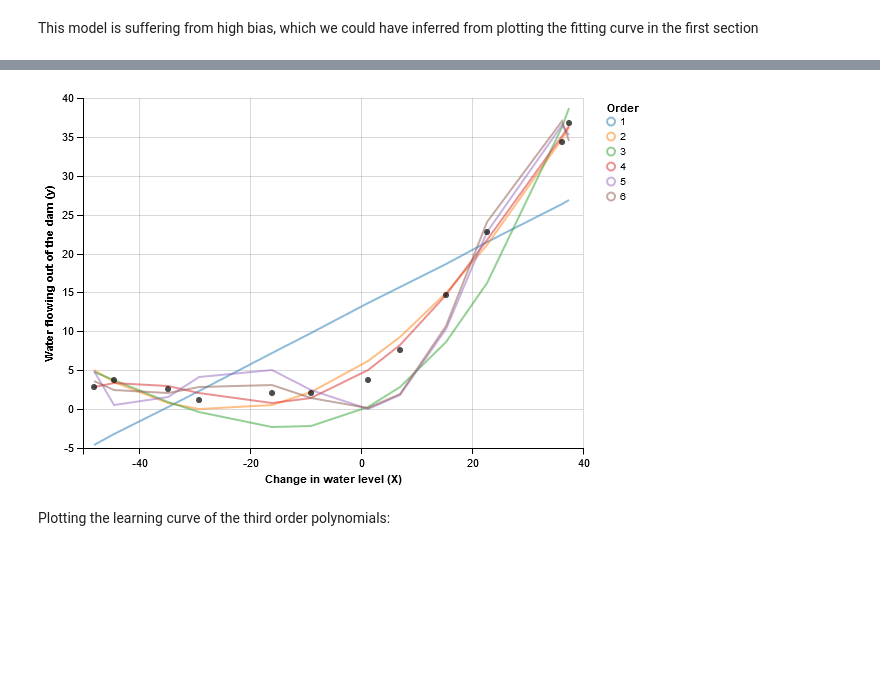
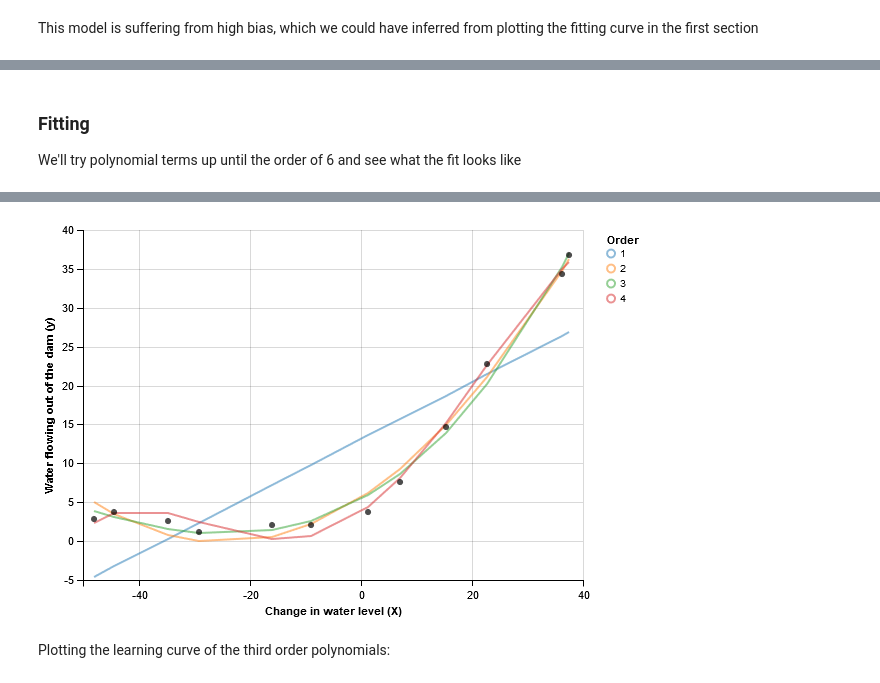
Before and after one commit to JeffMacaluso/Misc, a Jupyter notebook: MachineLearningMOOC/Ex5 Python - Regularized Linear Regression and Bias vs. Variance.ipynb, the cells around one changed output, grey strips where cells are left out. Saved outputs shown, nothing was run; the diff lists cells and outputs as text; code cells hidden in the pictures; blank space fills up the shorter version.

```diff
--- a/MachineLearningMOOC/Ex5 Python - Regularized Linear Regression and Bias vs. Variance.ipynb
+++ b/MachineLearningMOOC/Ex5 Python - Regularized Linear Regression and Bias vs. Variance.ipynb
@@ -208,7 +217,7 @@ def plot_learning_curve(Xtrain, ytrain, Xval, yval, C=0.0):
     results = results.append(validation, ignore_index=True)
 
     # Plotting the data
-    learning_curve = altair.Chart(results).mark_line().encode(
+    learning_curve = Chart(results).mark_line().encode(
         x='TrainingSize:Q',
         y='Error:Q',
         color='DataSet:N')
@@ -229,18 +233,0 @@ This model is suffering from high bias, which we could have inferred from plotti
-# %%
-def map_polynomial(X, order):
-    """
-    Maps X up to the polynomial orders specified
-    """
-    Xpoly = X.copy()
-
-    if order <= 1:
-        return X
-
-    for i in range(2, order+1):
-        Xpoly = np.insert(arr=Xpoly, obj=i-1, values=np.power(X.flatten(), i), axis=1)
-
-    return Xpoly
-
-power = 6
-
-map_polynomial(X, power).shape
@@ -251,35 +311,42 @@ map_polynomial(X, power).shape
+# %% [markdown]
+### Fitting
+
+We'll try polynomial terms up until the order of 6 and see what the fit looks like
 # %%
+polynomial_orders = 4
+
+# Copying the data frame to be filled for the plot
 dfPoly = df.copy()
 
 # Generating predictions for the orders specified
-for order in range(2, power + 1):
-    Xpoly = map_polynomial(X, order)
+for order in range(2, polynomial_orders + 1):
+    Xpoly = preprocess_features(X, Xval, Xtest, order)[0]
     optimalTheta = fit_model(np.zeros(order + 1), Xpoly, y)
     prediction = optimalTheta[0] + np.sum(optimalTheta[1:] * Xpoly, axis=1)
     dfPoly = dfPoly.append(pd.DataFrame(
         {'Prediction': prediction, 'X': X.flatten(), 'Order': order}))
 
 dfPoly['Order'].fillna(1, inplace=True)
 
 # Creating the initial object for layering charts
-chart = altair.LayeredChart(dfPoly)
+chart = LayeredChart(dfPoly)
 
 # Plotting the fitting lines
-chart += altair.Chart(dfPoly).mark_line(opacity=0.5).encode(
+chart += Chart(dfPoly).mark_line(opacity=0.5).encode(
     x=altair.X('X:Q', axis=altair.Axis(title='Change in water level (X)')),
     y=altair.Y('Prediction:Q', axis=altair.Axis(
         title='Water flowing out of the dam (y)')),
     color='Order:N')
 
 # Plotting original data
-chart += altair.Chart(dfPoly).mark_circle(color='black').encode(
+chart += Chart(dfPoly).mark_circle(color='black').encode(
     x='X:Q',
     y='y:Q')
 
 # Rendering the output
 chart.display()
 # %% [output]
 [interactive output not drawn]
-[figure, old version]
+[figure, new version]
 # %% [markdown]
 Plotting the learning curve of the third order polynomials:
```
Also changed, not shown: parts of 20 cells of this notebook.
